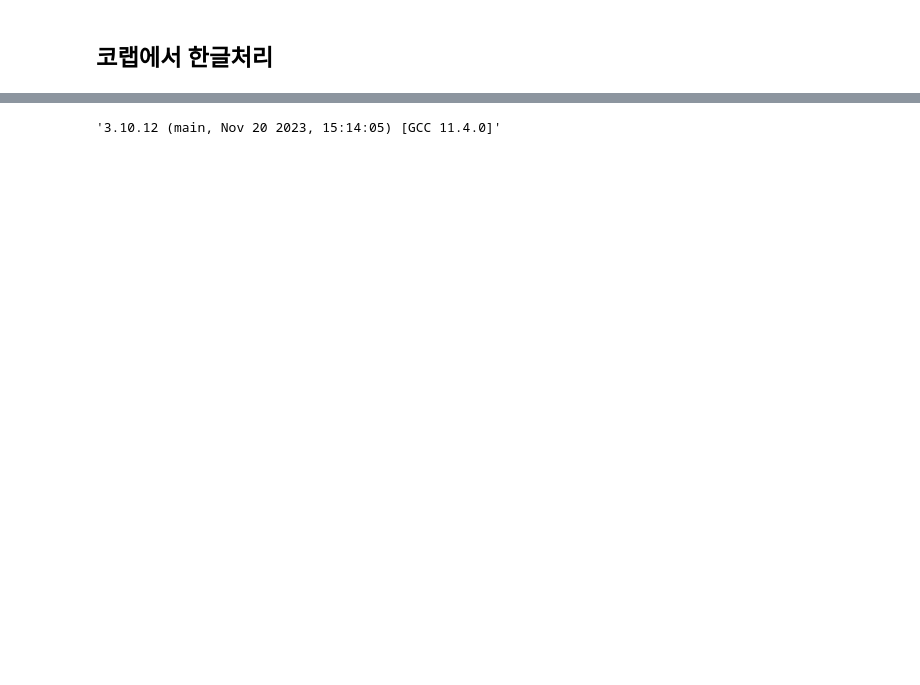
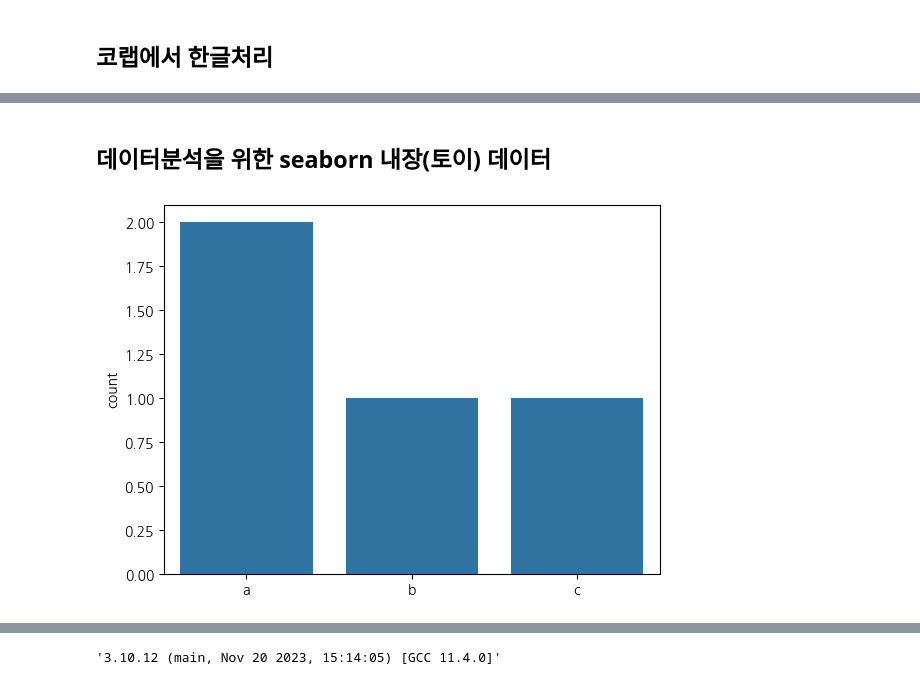
Before and after one commit to ahyeong514/2024-1-my-BDA, a Jupyter notebook: 01w_0312_tue_bigdata_basic.ipynb, the cells around one changed output, grey strips where cells are left out. Drawn from its saved outputs; the diff is of its cells as text; code cells hidden in the pictures; blank space fills up the shorter version.

```diff
--- a/01w_0312_tue_bigdata_basic.ipynb
+++ b/01w_0312_tue_bigdata_basic.ipynb
@@ -59,0 +99,6 @@ Successfully installed koreanize_matplotlib-0.1.1
+# %% [markdown]
+## 데이터분석을 위한 seaborn 내장(토이) 데이터
+# %%
+sns.countplot(x=var);
+# %% [output]
+[figure, added]
```
Also changed, not shown: parts of 5 cells of this notebook.
